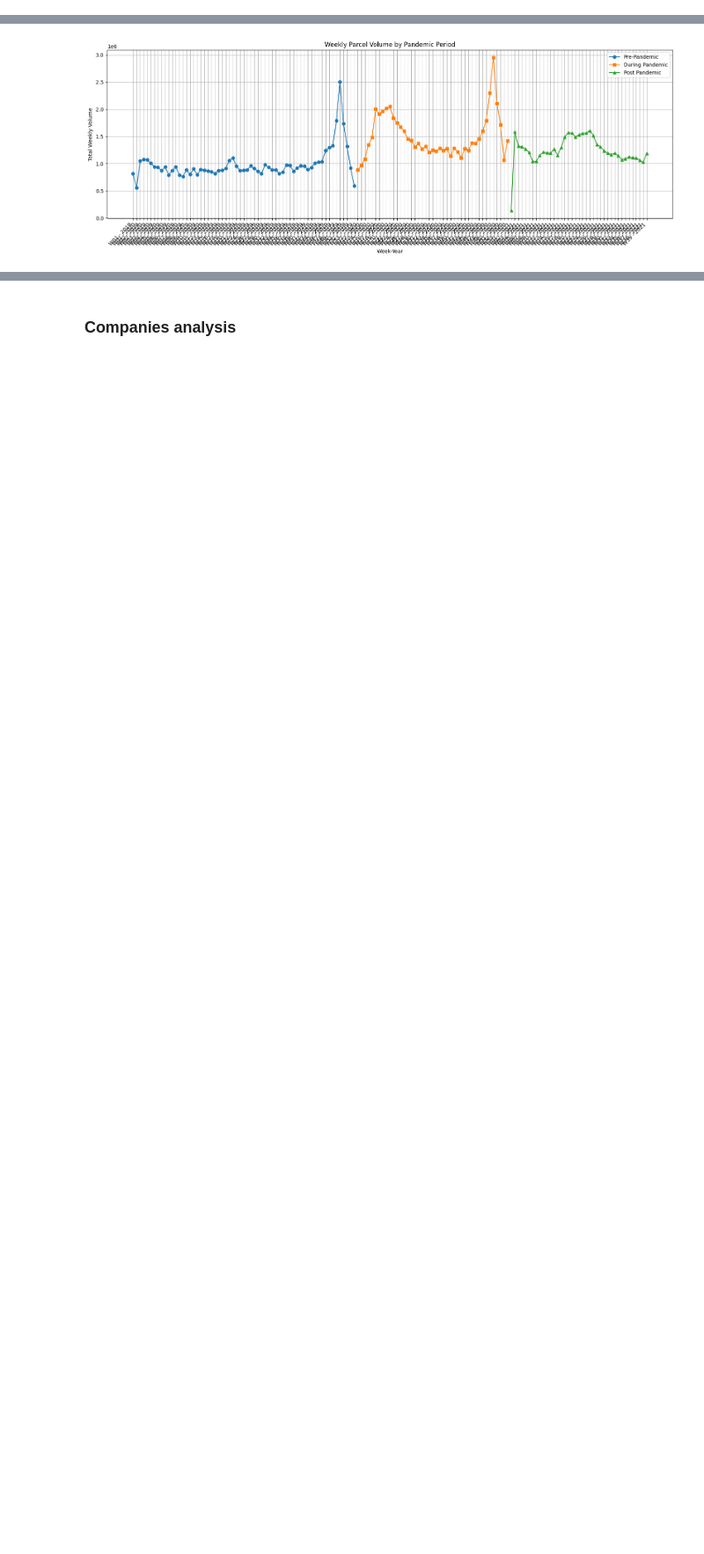
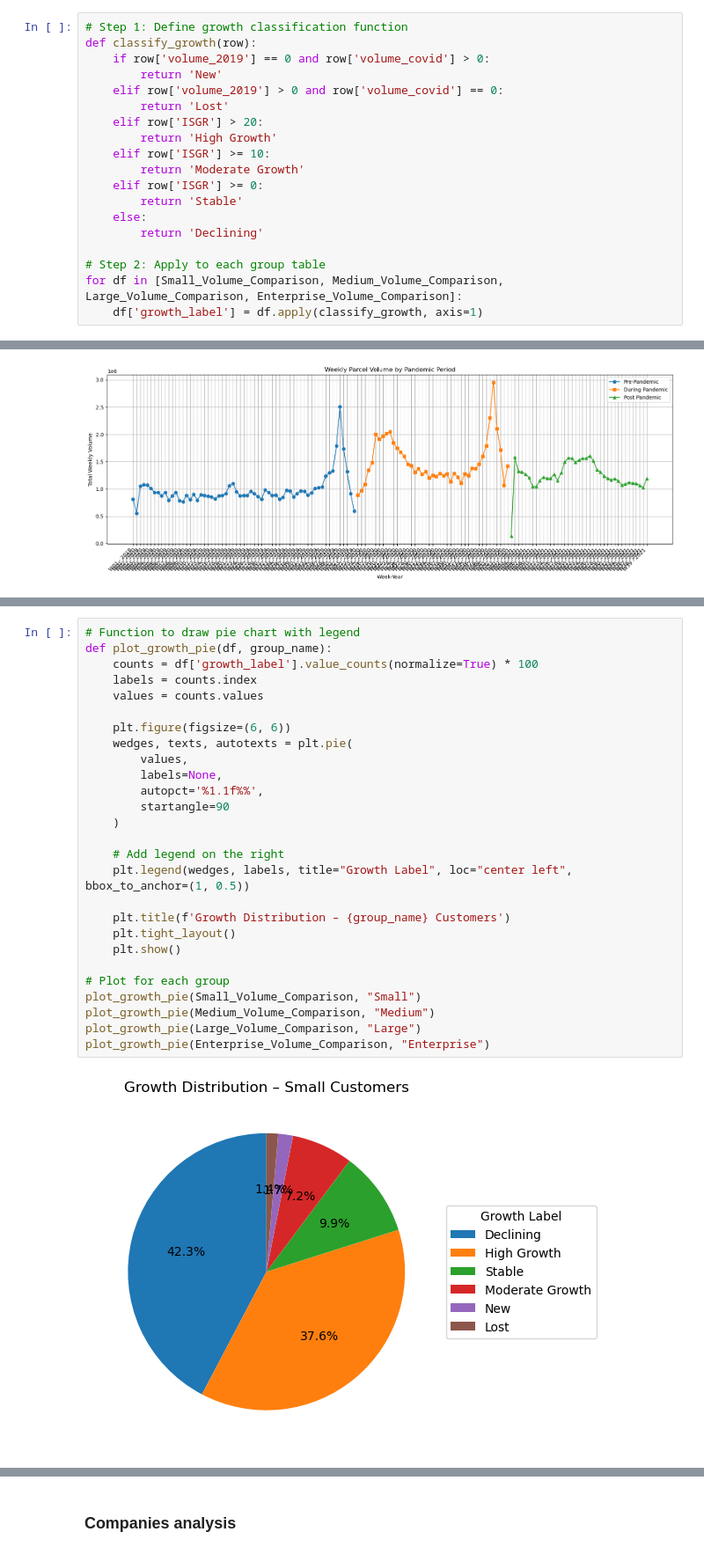
Before and after one commit to anhquanbui/finalprojectg7, a Jupyter notebook: final-note.ipynb, the cells around one changed output, grey strips where cells are left out. Shown at 88% size. Cells and saved outputs as stored; diff of their text form; blank space fills up the shorter version.

```diff
--- a/final-note.ipynb
+++ b/final-note.ipynb
@@ -663,0 +714,19 @@ print(covid_timeline)
+# %%
+# Step 1: Define growth classification function
+def classify_growth(row):
+    if row['volume_2019'] == 0 and row['volume_covid'] > 0:
+        return 'New'
+    elif row['volume_2019'] > 0 and row['volume_covid'] == 0:
+        return 'Lost'
+    elif row['ISGR'] > 20:
+        return 'High Growth'
+    elif row['ISGR'] >= 10:
+        return 'Moderate Growth'
+    elif row['ISGR'] >= 0:
+        return 'Stable'
+    else:
+        return 'Declining'
+
+# Step 2: Apply to each group table
+for df in [Small_Volume_Comparison, Medium_Volume_Comparison, Large_Volume_Comparison, Enterprise_Volume_Comparison]:
+    df['growth_label'] = df.apply(classify_growth, axis=1)
@@ -898,0 +1096,29 @@ plt.show()
+# %%
+# Function to draw pie chart with legend
+def plot_growth_pie(df, group_name):
+    counts = df['growth_label'].value_counts(normalize=True) * 100
+    labels = counts.index
+    values = counts.values
+
+    plt.figure(figsize=(6, 6))
+    wedges, texts, autotexts = plt.pie(
+        values,
+        labels=None,
+        autopct='%1.1f%%',
+        startangle=90
+    )
+
+    # Add legend on the right
+    plt.legend(wedges, labels, title="Growth Label", loc="center left", bbox_to_anchor=(1, 0.5))
+
+    plt.title(f'Growth Distribution – {group_name} Customers')
+    plt.tight_layout()
+    plt.show()
+
+# Plot for each group
+plot_growth_pie(Small_Volume_Comparison, "Small")
+plot_growth_pie(Medium_Volume_Comparison, "Medium")
+plot_growth_pie(Large_Volume_Comparison, "Large")
+plot_growth_pie(Enterprise_Volume_Comparison, "Enterprise")
+# %% [output]
+[figure, added]
```
Also changed, not shown: parts of 17 cells of this notebook.
